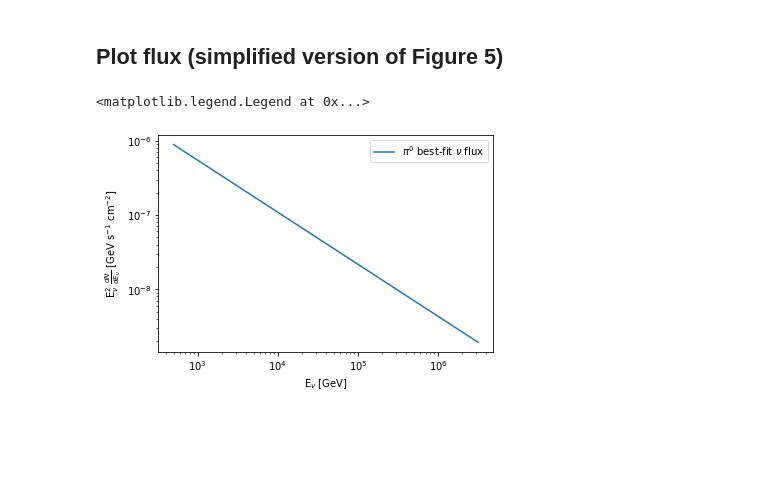
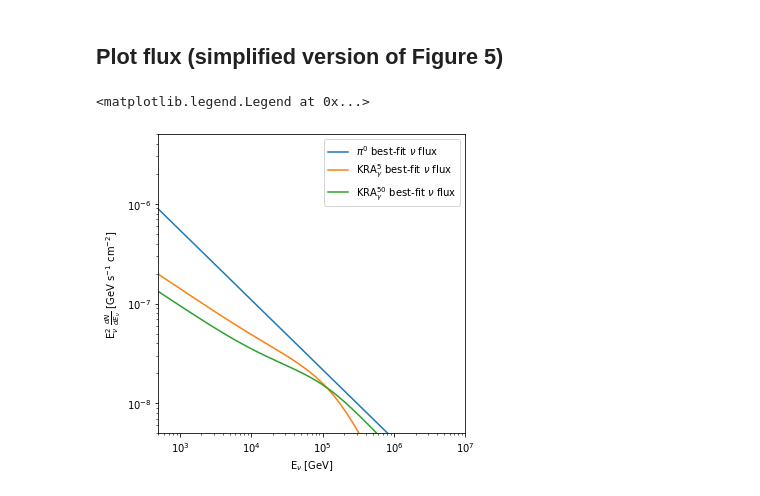
Before and after one commit to ssclafani949/DNNCascade, a Jupyter notebook: notebooks/Public_Release/MainResult/GPFluxMeasurement.ipynb, the cells around one changed output. Saved outputs shown, nothing was run; the diff lists cells and outputs as text; code cells hidden in the pictures; blank space fills up the shorter version.

```diff
--- a/notebooks/Public_Release/MainResult/GPFluxMeasurement.ipynb
+++ b/notebooks/Public_Release/MainResult/GPFluxMeasurement.ipynb
@@ -409,14 +541,20 @@ The last remaining step is to bias-correct the best-fit $\hat{n}_s$. In case of
 # %%
 # load data from signal trials
-df_ns_bias_pi0 = pd.read_csv(os.path.join(data_dir, 'ns_bias_pi0.csv'))
+df_ns_bias = {}
 
-# plot the ns-bias together with the correction function
 fig, ax = plt.subplots()
-ax.plot(df_ns_bias_pi0['n_inj'], df_ns_bias_pi0['median_ns'], label=r'$\pi^0$')
-ax.set_title('Model: {}'.format(key))
+max_val = 0.
+for key in ['pi0', 'kra5', 'kra50']:
+    df_ns_bias[key] = pd.read_csv(os.path.join(data_dir, 'ns_bias_{}.csv'.format(key)))
+
+    # plot the ns-bias
+    ax.plot(df_ns_bias[key]['n_inj'], df_ns_bias[key]['median_ns'], label=key)
+    _max_val = np.max(df_ns_bias[key]['median_ns'])
+    if _max_val > max_val:
+        max_val = _max_val
+
 ax.set_xlabel('$n_\mathrm{inj}$')
 ax.set_ylabel('$\hat{n}_s$')
-max_val = np.max(df_ns_bias_pi0['median_ns'])
 ax.plot((0., max_val), (0., max_val), ls='--', color='0.7')
 ax.legend()
 # %% [output]
@@ -443,6 +592,6 @@ Now we can convert the bias-corrected $\hat{n}_s$ to the corresponding flux in t
 # %%
 E2dNdE_pi0 = acceptance_correct_pi0(
-    ns=bias_corr_func_pi0(res_dict['pi0']['ns']),
+    ns=bias_corr_func['pi0'](res_dict['pi0']['ns']),
     template=template_pi0,
     eff_area=effa_values,
     sindec_bins=effa_bins_sindec,
@@ -468,32 +639,94 @@ def powerlaw(energy, E2dNdE_at_100TeV, gamma=2.7):
     energy : array_like
         The energy in GeV at which to evaluate the powerlaw flux.
     E2dNdE_at_100TeV : array_like
         The powerlaw normalization in terms of E^2 dN/dE at 100 TeV
         in units of TeV^-1 cm^-2 s^-1.
     gamma : float, optional
         The spectral index.
 
     Returns
     -------
     array_like
         The powerlaw flux evaluated at the provided energies in terms
         of E^2 dN/dE in units of GeV^-1 cm^-2 s^-1.
     """
     e0 = 1e5  # 100 TeV
 
     # get normalization in dN/dE in units of GeV^-1 cm^-2 s^-1
     norm = E2dNdE_at_100TeV / (e0)**2 * 1e3
     dNdE = norm * (energy/e0)**(-gamma)
     return dNdE * energy**2
 
+def plot_kra_flux(ax, template, bin_edges, model_norm=1., **kwargs):
+    """Plot the KRA-gamma flux to a given axis.
+
+    Parameters
+    ----------
+    ax : axis
+        The matplotlib figure axis to which the flux will be plotted.
+    template : array_like
+        The model template binned over the sky and energy range in units
+        of GeV^-1 * sr^-1 * s^-1 * cm^-2.
+        Shape: [n_pix, n_bins]
+    bin_edges : array_like
+        The bin edges that define the energy bins of the model template.
+        Shape: [n_bins + 1]
+    model_norm : float, optional
+        The model normalization to shift the nominal template flux by.
+    **kwargs
+        Keyword arguments passed on to ax.plot().
+    """
+    npix = len(template)
+    nside = hp.npix2nside(npix)
+    pixarea = hp.nside2pixarea(nside)
+
+    # template provides all-flavor flux in
+    # units of GeV^-1 * sr^-1 * s^-1 * cm^-2
+    # integrate over the sky to obtain units of GeV^-1 * s^-1 * cm^-2
+    # shape: [n_bins]
+    flux = np.sum(template, axis=0) * pixarea
+
+    # divide by three to obtain per-flavor neutrino flux
+    flux /= 3.
+
+    # scale by provided model normalization
+    flux *= model_norm
+
+    # compute bin centers
+    # (Note that this does not account for energy spectrum within a bin)
+    bin_mids = bin_edges[:-1] + 0.5*np.diff(bin_edges)
+
+    # convert to E^2 * dN/dE in units of GeV * s^-1 * cm^-2
+    E2_flux = bin_mids**2 * flux
+
+    # plot flux
+    ax.plot(bin_mids, E2_flux, **kwargs)
+
+
 energies = np.logspace(np.log10(500), 6.5, 100)
-fig, ax = plt.subplots()
+fig, ax = plt.subplots(figsize=(5.5,5.5))
 ax.plot(energies, powerlaw(energies, E2dNdE_at_100TeV=E2dNdE_pi0), label=r'$\pi^0$ best-fit $\nu$ flux')
+plot_kra_flux(
+    ax=ax,
+    template=template_kra5,
+    bin_edges=template_ebins5_ext,
+    model_norm=model_norm_kra5,
+    label=r'KRA$_\gamma^5$ best-fit $\nu$ flux',
+)
+plot_kra_flux(
+    ax=ax,
+    template=template_kra50,
+    bin_edges=template_ebins50_ext,
+    model_norm=model_norm_kra50,
+    label=r'KRA$_\gamma^{50}$ best-fit $\nu$ flux',
+)
 ax.set_ylabel(r'E$_{\nu}^2$ $\frac{dN}{dE_\nu}$ [GeV s$^{-1}$ cm$^{-2}$]')
 ax.set_xlabel(R'E$_\nu$ [GeV]')
 ax.set_xscale('log')
 ax.set_yscale('log')
+ax.set_xlim(500, 1e7)
+ax.set_ylim(5e-9, 5e-6)
 ax.legend()
 # %% [output]
 <matplotlib.legend.Legend at 0x...>
-[figure, old version]
+[figure, new version]
```
Also changed, not shown: parts of 14 cells of this notebook.
